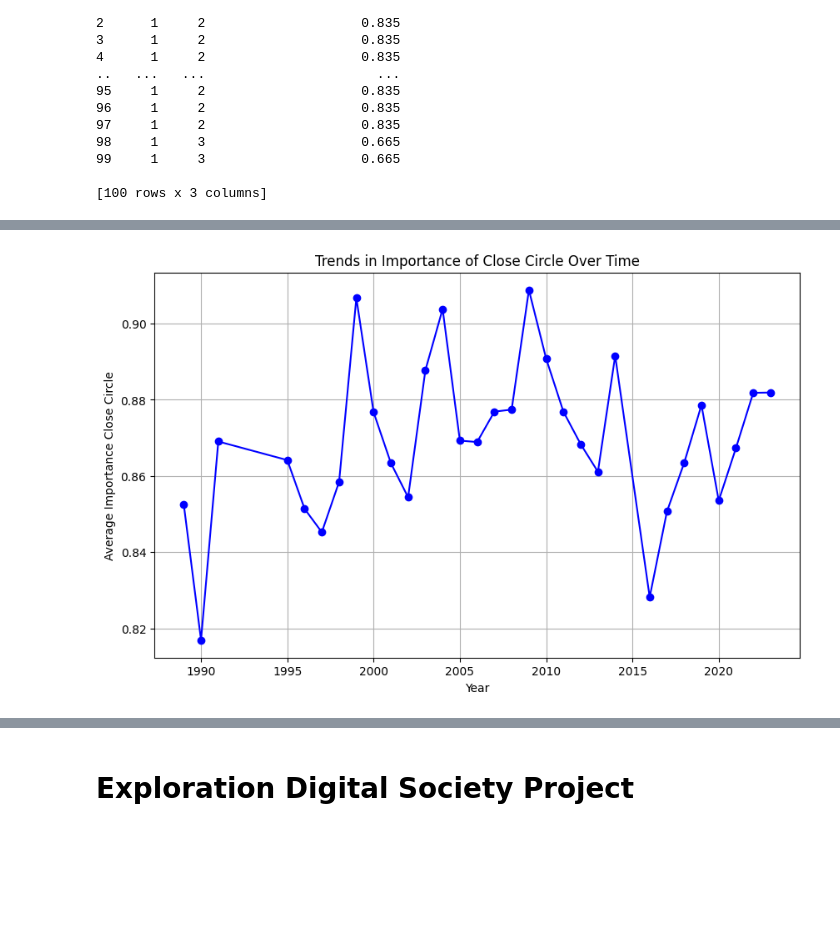
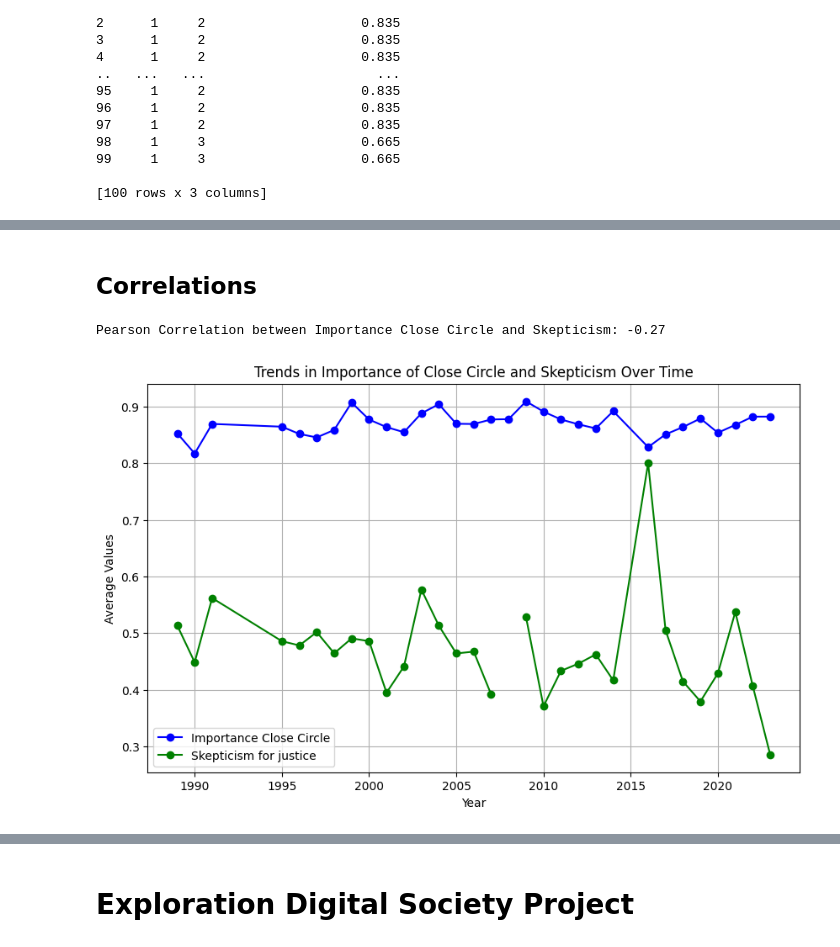
Before and after one commit to aranxaMarAm/new_misinformation_metrics, a Jupyter notebook: data_prep.ipynb, the cells around one changed output, grey strips where cells are left out. Cells and saved outputs as stored; diff of their text form; code cells hidden in the pictures; blank space fills up the shorter version.

```diff
--- a/data_prep.ipynb
+++ b/data_prep.ipynb
@@ -298,14 +401,30 @@ print(df_wvs[['A001', 'A002', 'importance_close_circle']].head(100))
+# %% [markdown]
+## Correlations
 # %%
-# Group by year and calculate the mean of importance_close_circle'
-yearly_trends = df_wvs.groupby('S020')['importance_close_circle'].mean()
+# Group by year and calculate the mean of Importance Close Circle and Skepticism
+importance_trends = df_wvs.groupby('S020')['importance_close_circle'].mean()
+yearly_avg_skepticism = df_wvs.groupby("S020")["Y014"].mean()  # Mean Skepticism Index per year
 
-# Plot the trends over time
+# Calculate the Pearson correlation between Importance Close Circle and Skepticism
+correlation = importance_trends.corr(yearly_avg_skepticism)
+
+# Print the correlation value
+print(f"Pearson Correlation between Importance Close Circle and Skepticism: {correlation:.2f}")
+
+# Plot the two trends to visually inspect the relationship
 plt.figure(figsize=(10, 6))
-plt.plot(yearly_trends.index, yearly_trends.values, marker='o', linestyle='-', color='b')
-plt.title("Trends in Importance of Close Circle Over Time")
+plt.plot(importance_trends.index, importance_trends.values, label='Importance Close Circle', color='b', marker='o')
+plt.plot(yearly_avg_skepticism.index, yearly_avg_skepticism.values, label='Skepticism for justice', color='g', marker='o')
+
+# Add labels, title, and legend
+plt.title("Trends in Importance of Close Circle and Skepticism Over Time")
 plt.xlabel("Year")
-plt.ylabel("Average Importance Close Circle")
+plt.ylabel("Average Values")
+plt.legend()
 plt.grid(True)
+
+# Show the plot
 plt.show()
 # %% [output]
+Pearson Correlation between Importance Close Circle and Skepticism: -0.27
-[figure, old version]
+[figure, new version]
```
Also changed, not shown: parts of 6 cells of this notebook.
